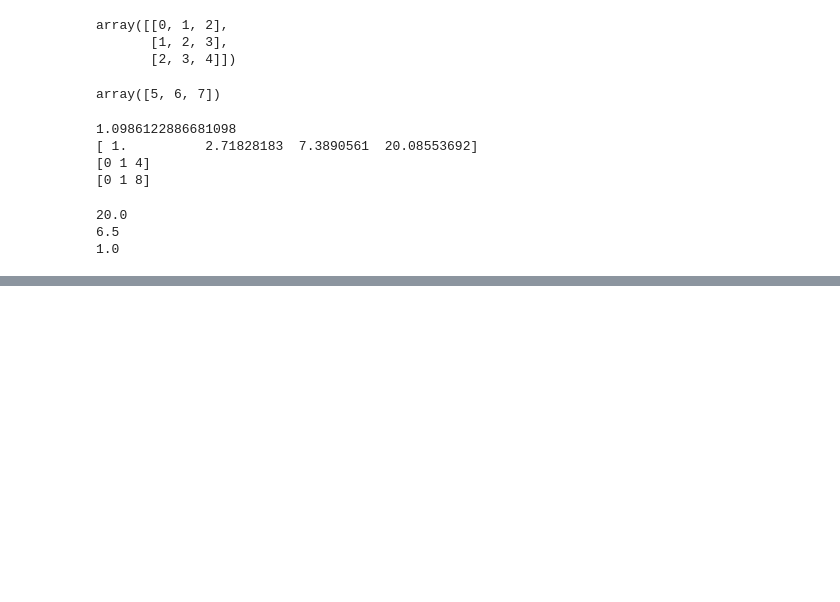
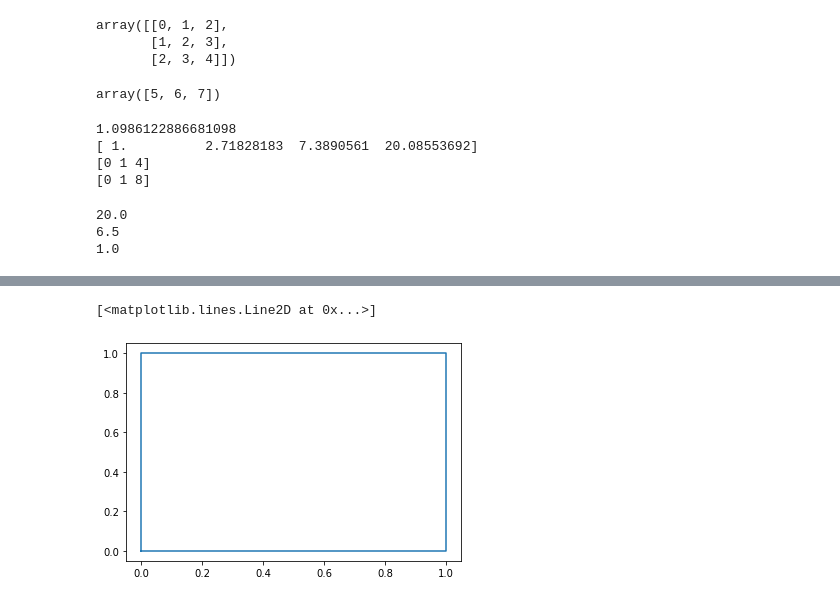
Before and after one commit to sayyidkhan/python_jan_2021, a Jupyter notebook: python_packages.ipynb, the cells around one changed output, grey strips where cells are left out. Saved outputs shown, nothing was run; the diff lists cells and outputs as text; code cells hidden in the pictures; blank space fills up the shorter version.

```diff
--- a/python_packages.ipynb
+++ b/python_packages.ipynb
@@ -220,0 +301,9 @@ print(array_2d.min()) # the minimum item in the array
+# %%
+## page 107
+
+## graph line starts drawing from 0,0 -> 1,0 -> 1,1 -> 0,1 -> 0,0
+## creating this square
+plt.plot([0,1,1,0,0],[0,0,1,1,0])
+# %% [output]
+[<matplotlib.lines.Line2D at 0x...>]
+[figure, added]
```
Also changed, not shown: parts of 19 cells of this notebook.
